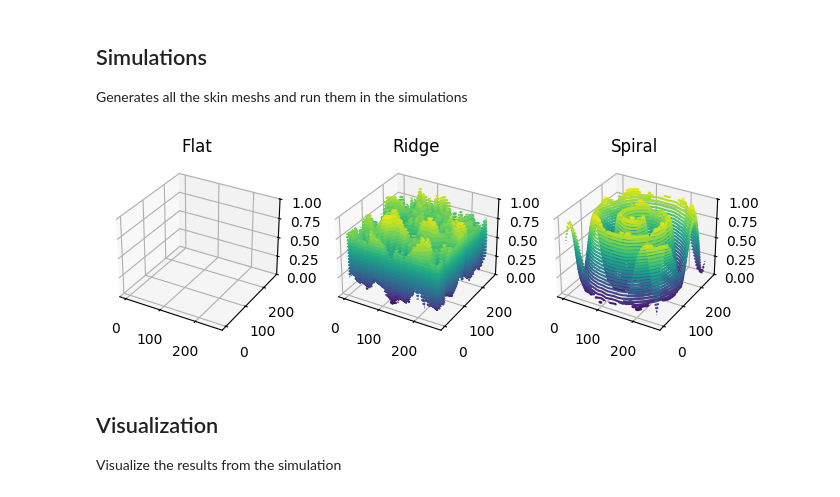
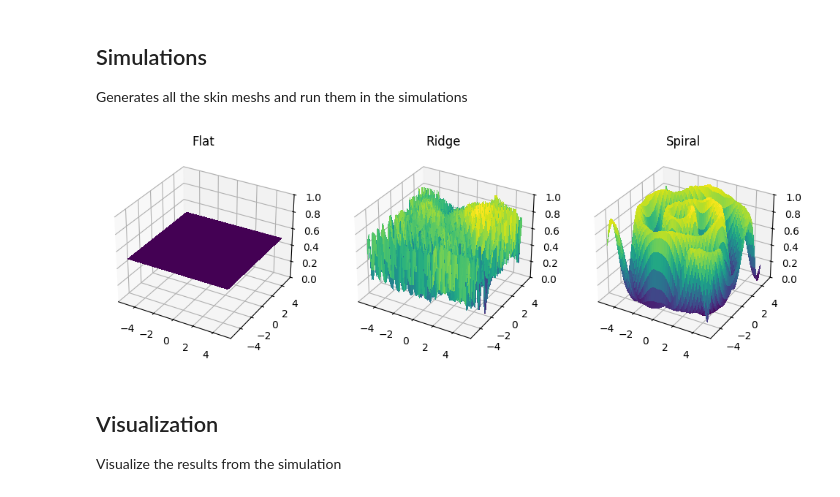
Before and after one commit to CydiaBoss/skin-ridge-model, a Jupyter notebook: sim.ipynb, the cells around one changed output. Saved outputs shown, nothing was run; the diff lists cells and outputs as text; code cells hidden in the pictures.

```diff
--- a/sim.ipynb
+++ b/sim.ipynb
@@ -13,3 +16,13 @@ from scipy.integrate import solve_ivp
+# %%
+# Parameters
+E = 0.42  # Elastic modulus (stiffness)
+eta = 0.16  # Viscosity coefficient
+dt = 0.01  # Time step
+time = np.arange(0, 10, dt)  # Time array
+nx, ny = 100, 100  # Grid size
+x = np.linspace(-5, 5, nx)
+y = np.linspace(-5, 5, ny)
+X, Y = np.meshgrid(x, y)
 # %% [markdown]
 ## Ridge Generation
 Different surfaces for the simulations will be made.
@@ -111,33 +191,31 @@ def fa2_response(pattern, signal):
 Generates all the skin meshs and run them in the simulations
 # %%
 # Generate the skin mesh
-flat_mesh = generate_flat()
-ridge_mesh = generate_wave()
-spiral_mesh = generate_spiral()
+flat_mesh = generate_flat(shape=(nx, ny))
+ridge_mesh = generate_wave(shape=(nx, ny))
+spiral_mesh = generate_spiral(shape=(nx, ny))
 
 # Visualize
-fig = plt.figure(figsize=(8, 4))
+fig = plt.figure(figsize=(12, 8))
 ax1 = fig.add_subplot(131, projection='3d')
 ax2 = fig.add_subplot(132, projection='3d')
 ax3 = fig.add_subplot(133, projection='3d')
 
 # set up the figure and Axes
-x = np.arange(0, 256)
-y = np.arange(0, 256)
 max_res = 25
 
-ax1.contour3D(x, y, flat_mesh, max_res)
+ax1.plot_surface(X, Y, flat_mesh, cmap=cm.viridis, linewidth=0, antialiased=False)
 ax1.set_zlim(0, 1)
 ax1.set_title('Flat')
 
-ax2.contour3D(x, y, ridge_mesh, max_res)
+ax2.plot_surface(X, Y, ridge_mesh, cmap=cm.viridis, linewidth=0, antialiased=False)
 ax2.set_zlim(0, 1)
 ax2.set_title('Ridge')
 
-ax3.contour3D(x, y, spiral_mesh, max_res)
+ax3.plot_surface(X, Y, spiral_mesh, cmap=cm.viridis, linewidth=0, antialiased=False)
 ax3.set_zlim(0, 1)
 ax3.set_title('Spiral')
 
 plt.show()
 # %% [output]
-[figure, old version]
+[figure, new version]
```
Also changed, not shown: parts of 19 cells of this notebook.
